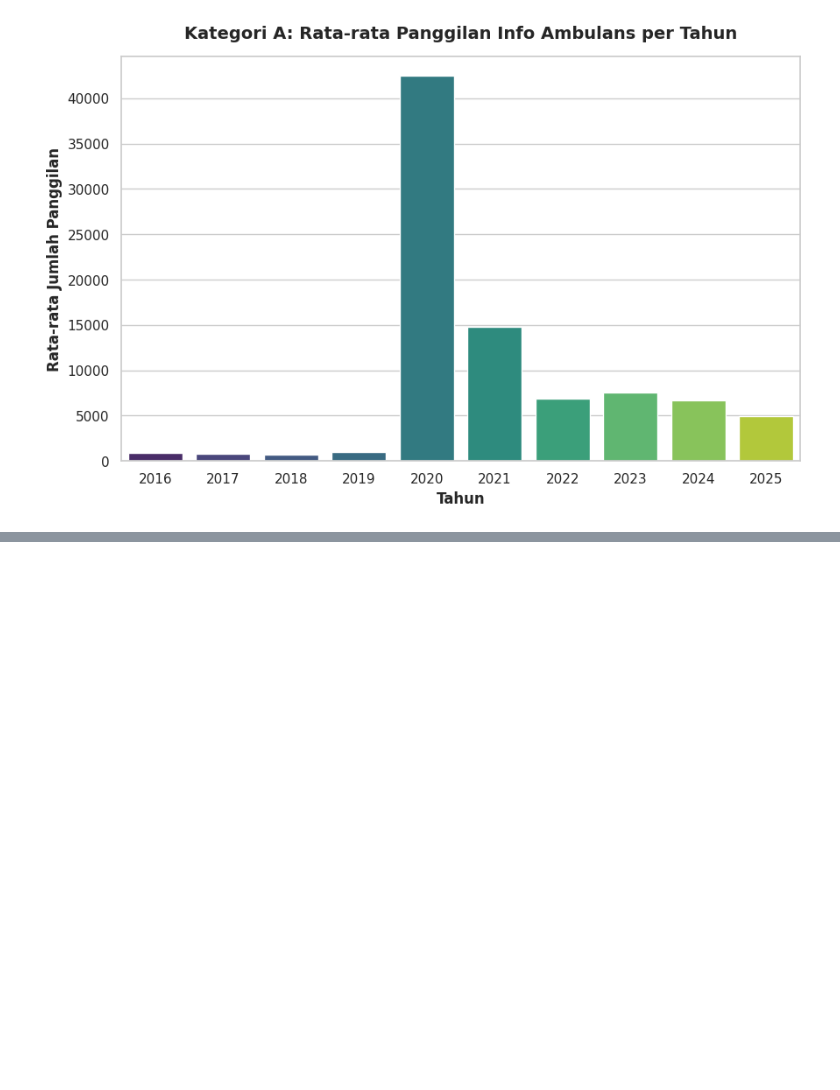
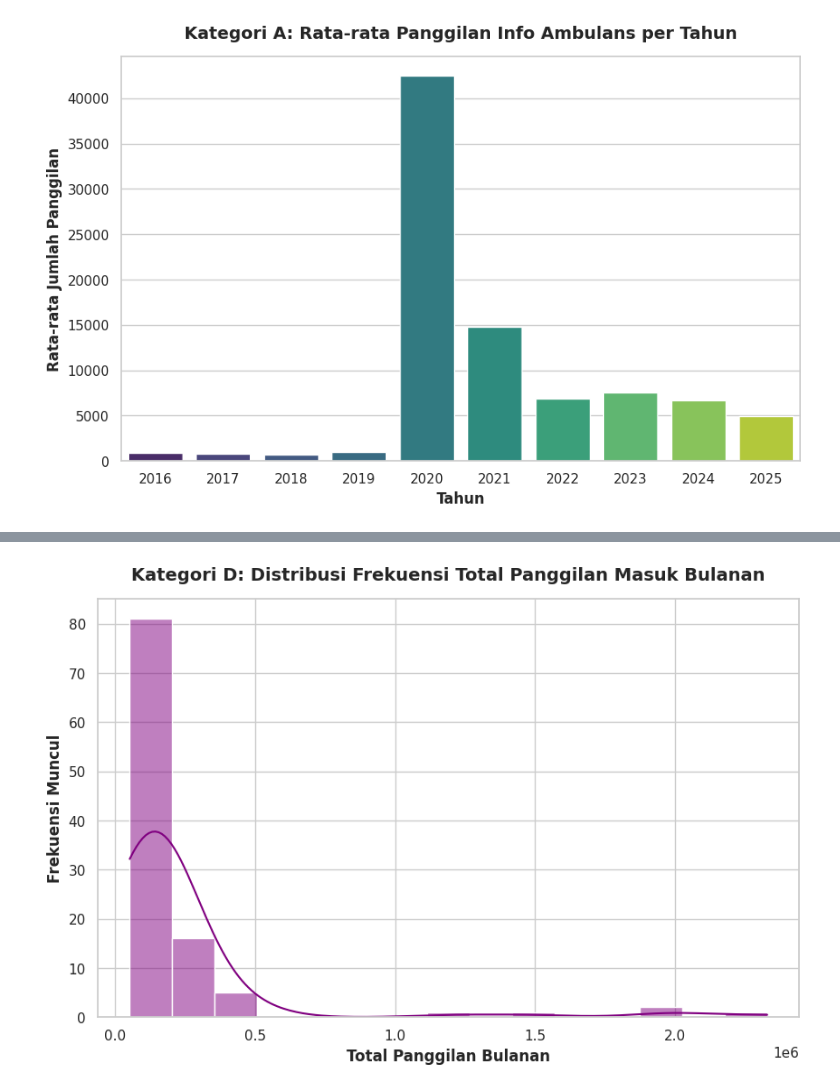
Before and after one commit to Muhafikri-ARC/Post-Test_Kelompok-2, a Jupyter notebook: Post Test Kelompok 2.ipynb, the cells around one changed output, grey strips where cells are left out. Saved outputs shown, nothing was run; the diff lists cells and outputs as text; code cells hidden in the pictures; blank space fills up the shorter version.

```diff
--- a/Post Test Kelompok 2.ipynb
+++ b/Post Test Kelompok 2.ipynb
@@ -70,0 +107,16 @@ Passing `palette` without assigning `hue` is deprecated and will be removed in v
+# %%
+# Mengatur tema visual
+sns.set_theme(style="whitegrid")
+plt.figure(figsize=(10, 6))
+
+# Membuat Histogram untuk melihat sebaran/distribusi total panggilan bulanan
+sns.histplot(data=df, x='Total Number of Calls', kde=True, bins=15, color='purple')
+
+# Atribut Grafik
+plt.title('Kategori D: Distribusi Frekuensi Total Panggilan Masuk Bulanan', fontweight='bold', fontsize=14, pad=15)
+plt.xlabel('Total Panggilan Bulanan', fontweight='bold')
+plt.ylabel('Frekuensi Muncul', fontweight='bold')
+
+plt.show()
+# %% [output]
+[figure, added]
```
Also changed, not shown: parts of 3 cells of this notebook.
